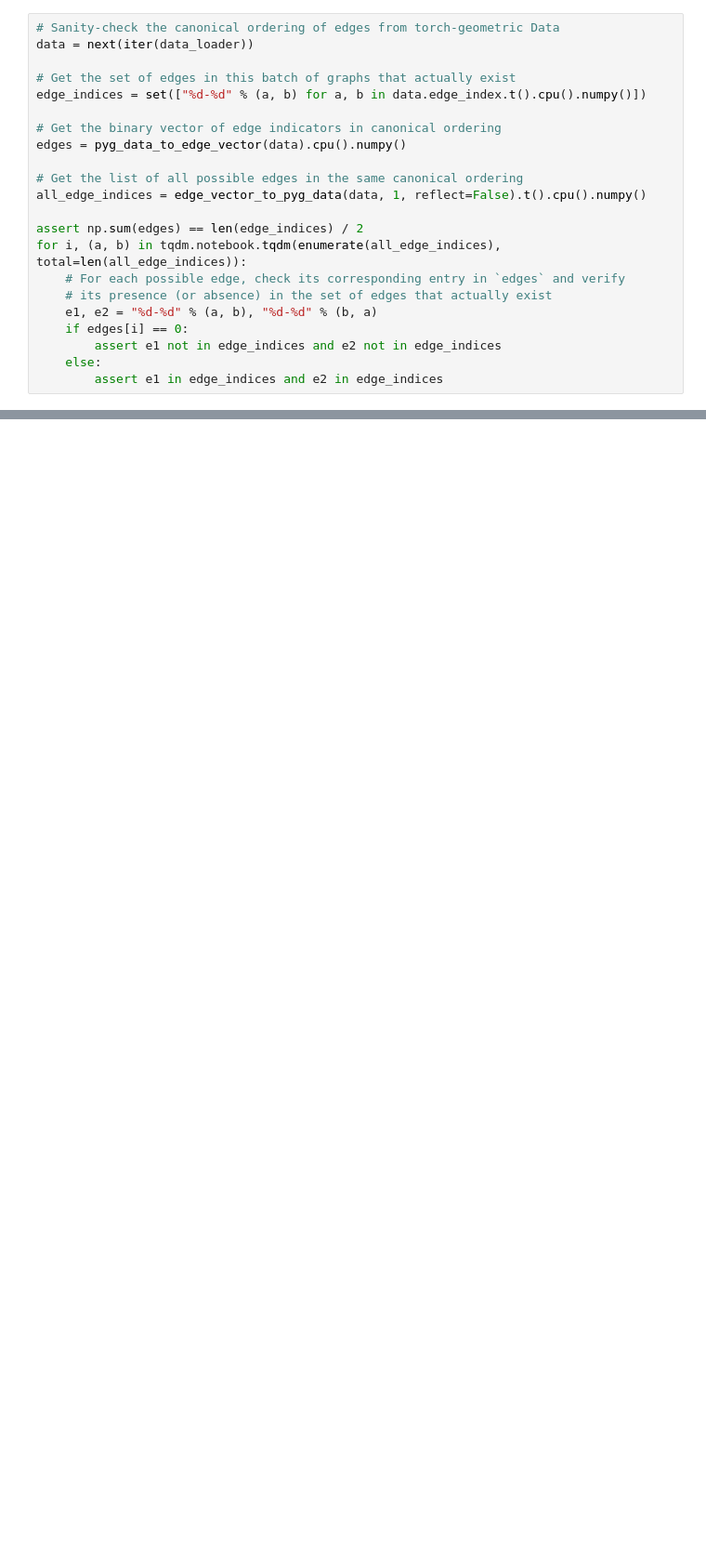
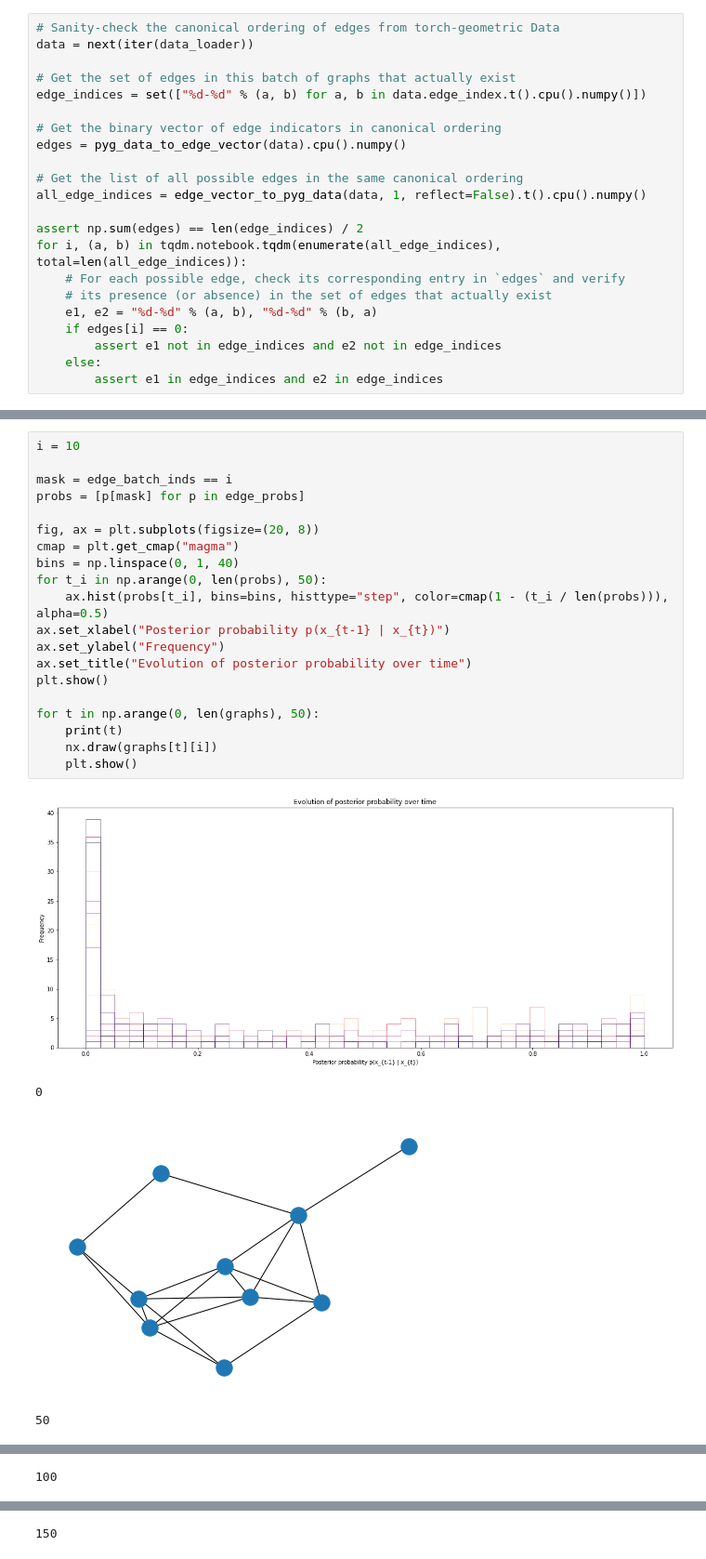
Before and after one commit to Genentech/GraphGUIDE, a Jupyter notebook: discrete_diffusion_tree.ipynb, the cells around one changed output, grey strips where cells are left out. Shown at 93% size. Drawn from its saved outputs; the diff is of its cells as text; blank space fills up the shorter version.

```diff
--- a/discrete_diffusion_tree.ipynb
+++ b/discrete_diffusion_tree.ipynb
@@ -715,0 +730,25 @@ for i in np.random.choice(len(graphs[-1]), size=min(32, len(graphs[-1])), replac
+# %%
+i = 10
+
+mask = edge_batch_inds == i
+probs = [p[mask] for p in edge_probs]
+
+fig, ax = plt.subplots(figsize=(20, 8))
+cmap = plt.get_cmap("magma")
+bins = np.linspace(0, 1, 40)
+for t_i in np.arange(0, len(probs), 50):
+    ax.hist(probs[t_i], bins=bins, histtype="step", color=cmap(1 - (t_i / len(probs))), alpha=0.5)
+ax.set_xlabel("Posterior probability p(x_{t-1} | x_{t})")
+ax.set_ylabel("Frequency")
+ax.set_title("Evolution of posterior probability over time")
+plt.show()
+
+for t in np.arange(0, len(graphs), 50):
+    print(t)
+    nx.draw(graphs[t][i])
+    plt.show()
+# %% [output]
+[figure, added]
+0
+[figure, added]
+50
@@ -715,0 +756 @@ for i in np.random.choice(len(graphs[-1]), size=min(32, len(graphs[-1])), replac
+100
@@ -715,0 +758 @@ for i in np.random.choice(len(graphs[-1]), size=min(32, len(graphs[-1])), replac
+150
```
Also changed, not shown: parts of 12 cells of this notebook.
